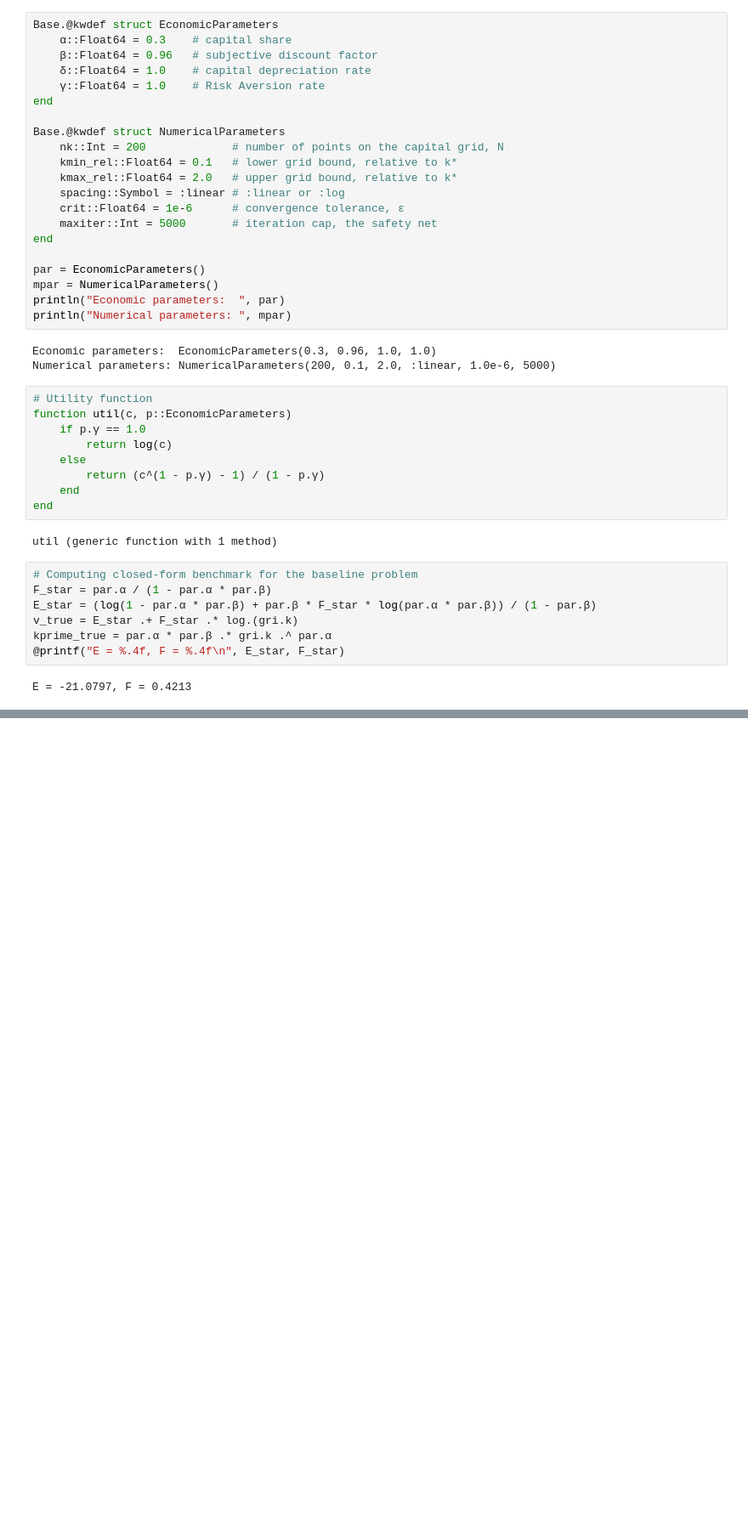
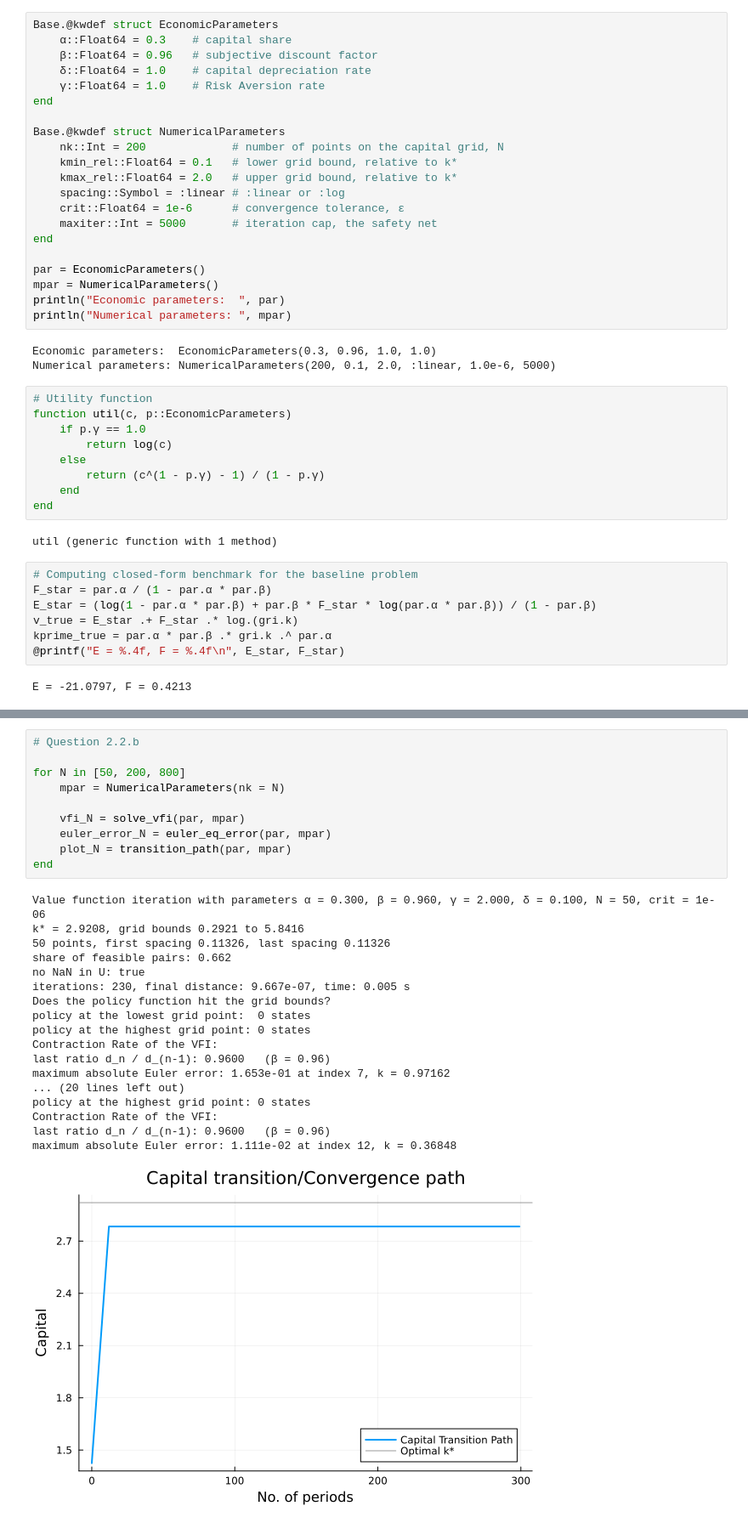
Before and after one commit to Manucher-Karimi/Manucher-Karimi-Computational_Macro-2026, a Jupyter notebook: Julia/PS1/Karimi-PS1.ipynb, the cells around one changed output, grey strips where cells are left out. Shown at 85% size. Cells and saved outputs as stored; diff of their text form; blank space fills up the shorter version.

```diff
--- a/Julia/PS1/Karimi-PS1.ipynb
+++ b/Julia/PS1/Karimi-PS1.ipynb
@@ -233,0 +278,29 @@ maximum absolute Euler error: 4.563e-02 at index 1, k = 0.29208
+# %%
+# Question 2.2.b
+
+for N in [50, 200, 800]
+    mpar = NumericalParameters(nk = N)
+
+    vfi_N = solve_vfi(par, mpar)
+    euler_error_N = euler_eq_error(par, mpar)
+    plot_N = transition_path(par, mpar)
+end
+# %% [output]
+Value function iteration with parameters α = 0.300, β = 0.960, γ = 2.000, δ = 0.100, N = 50, crit = 1e-06
+k* = 2.9208, grid bounds 0.2921 to 5.8416
+50 points, first spacing 0.11326, last spacing 0.11326
+share of feasible pairs: 0.662
+no NaN in U: true
+iterations: 230, final distance: 9.667e-07, time: 0.005 s
+Does the policy function hit the grid bounds?
+policy at the lowest grid point:  0 states
+policy at the highest grid point: 0 states
+Contraction Rate of the VFI:
+last ratio d_n / d_(n-1): 0.9600   (β = 0.96)
+maximum absolute Euler error: 1.653e-01 at index 7, k = 0.97162
+... (20 lines left out)
+policy at the highest grid point: 0 states
+Contraction Rate of the VFI:
+last ratio d_n / d_(n-1): 0.9600   (β = 0.96)
+maximum absolute Euler error: 1.111e-02 at index 12, k = 0.36848
+[figure, added]
```
Also changed, not shown: parts of 8 cells of this notebook, 1 other file.
